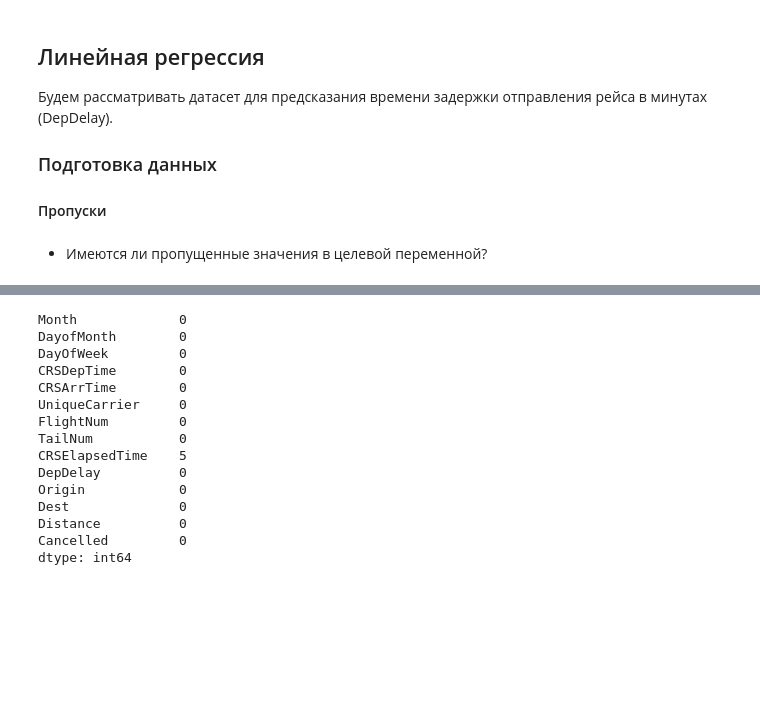
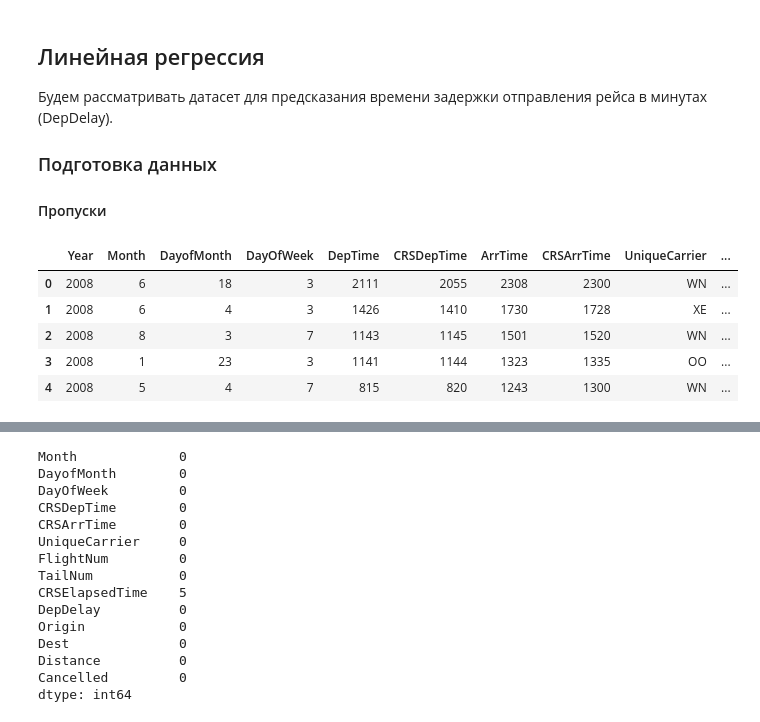
Before and after one commit to vbaryshev4/Data_Science, a Jupyter notebook: hw02/task2.ipynb, the cells around one changed output, grey strips where cells are left out. Cells and saved outputs as stored; diff of their text form; code cells hidden in the pictures; blank space fills up the shorter version.

```diff
--- a/hw02/task2.ipynb
+++ b/hw02/task2.ipynb
@@ -16,2 +18,9 @@ fly = pd.read_csv('2008.csv')
-# %% [markdown]
-- Имеются ли пропущенные значения в целевой переменной?
+# %%
+fly.head()
+# %% [output]
+|  | Year | Month | DayofMonth | DayOfWeek | DepTime | CRSDepTime | ArrTime | CRSArrTime | UniqueCarrier | ... |
+| 0 | 2008 | 6 | 18 | 3 | 2111 | 2055 | 2308 | 2300 | WN | ... |
+| 1 | 2008 | 6 | 4 | 3 | 1426 | 1410 | 1730 | 1728 | XE | ... |
+| 2 | 2008 | 8 | 3 | 7 | 1143 | 1145 | 1501 | 1520 | WN | ... |
+| 3 | 2008 | 1 | 23 | 3 | 1141 | 1144 | 1323 | 1335 | OO | ... |
+| 4 | 2008 | 5 | 4 | 7 | 815 | 820 | 1243 | 1300 | WN | ... |
```
Also changed, not shown: parts of 8 cells of this notebook, 3 other files.
